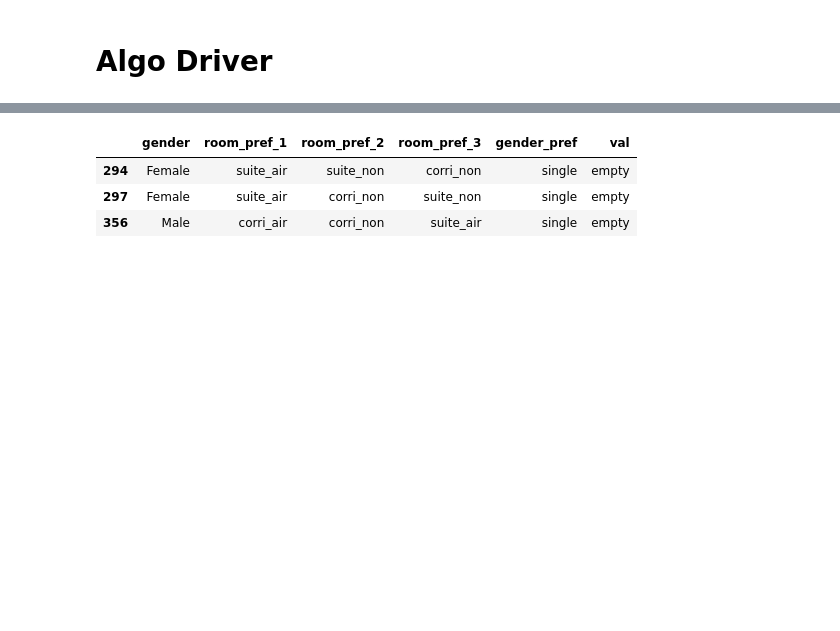
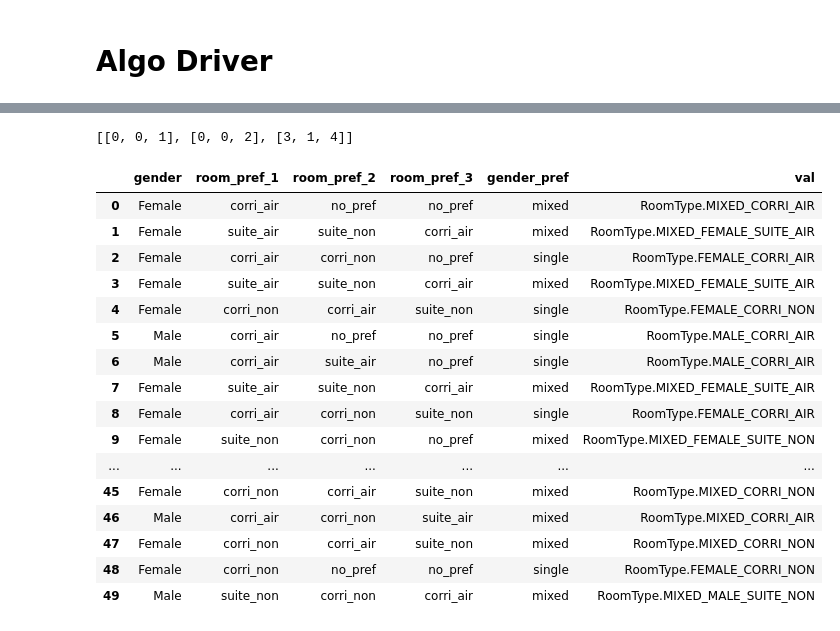
Before and after one commit to varunpatro/usp-roomalloc, a Jupyter notebook: roomalloc.ipynb, the cells around one changed output, grey strips where cells are left out. Cells and saved outputs as stored; diff of their text form; code cells hidden in the pictures; blank space fills up the shorter version.

Commit message:
Consider mixed suites and process NO_ROOM and no_prefs together

```diff
--- a/roomalloc.ipynb
+++ b/roomalloc.ipynb
@@ -312,20 +344,22 @@ def get_assignment(room_type_count):
 # %% [markdown]
 # Algo Driver
 # %%
-room_type_counts = []
-floor_counts = []
-fcs = list(get_num_floor_types_iterator())
-for floor_count in tqdm(fcs):
-    room_stats = get_room_stats(*floor_count)
-    rtcs_fcs = list(get_room_type_count_iterator(*room_stats))
-    rtcs, fcs = zip(*rtcs_fcs)
-    room_type_counts.extend(rtcs)
-    floor_counts.extend(fcs)
+@timeit
+def get_possibilities():
+    room_type_counts = []
+    floor_counts = []
+    fcs = list(get_num_floor_types_iterator())
+    for floor_count in tqdm(fcs):
+        room_stats = get_room_stats(*floor_count)
+        x = room_stats
+        rtcs_fcs = list(get_room_type_count_iterator(*room_stats))
+        rtcs, fcs = zip(*rtcs_fcs)
+        room_type_counts.extend(rtcs)
+        floor_counts.extend(fcs)
 
-t = time()
-all_assignments = Parallel(n_jobs=-1)(delayed(get_assignment)(rtc) for rtc in tqdm(room_type_counts))
-print time() - t
+    assignments = Parallel(n_jobs=-1)(delayed(get_assignment)(rtc) for rtc in tqdm(room_type_counts))
+#     assignments = map(get_assignment, tqdm(room_type_counts[:2]))
+    return assignments, room_type_counts, floor_counts
 
-print 'done'
-a = all_assignments
+assgs, rtcs, fcs = get_possibilities()
 # %% [output]
@@ -334,9 +368,9 @@ done
 # %%
-none_count = map(lambda x: x.count(None), tqdm(all_assignments))
+none_count = map(lambda x: x.count(RoomType.NO_ROOM), tqdm(assgs))
 min_none_count = min(none_count)
 min_none_count_index = none_count.index(min_none_count)
 print min_none_count, min_none_count_index
-rtc = room_type_counts[min_none_count_index]
+rtc = rtcs[min_none_count_index]
 ass = get_assignment(rtc)
 rtc - Counter(ass)
 # %% [output]
@@ -361,8 +379,26 @@ floor_counts[min_none_count_index], rtc
-# %%
-data['val'] = map(lambda x: x if x is not None else 'empty', ass)
-data[data['val'] == 'empty']
-# %% [output]
-|  | gender | room_pref_1 | room_pref_2 | room_pref_3 | gender_pref | val |
-| 294 | Female | suite_air | suite_non | corri_non | single | empty |
-| 297 | Female | suite_air | corri_non | suite_non | single | empty |
-| 356 | Male | corri_air | corri_non | suite_air | single | empty |
+# %%
+fcs[min_none_count_index]
+# %% [output]
+[[0, 0, 1], [0, 0, 2], [3, 1, 4]]
+# %%
+data['val'] = ass
+# data[data['val'] == RoomType.NO_ROOM]
+data.head(50)
+# %% [output]
+|  | gender | room_pref_1 | room_pref_2 | room_pref_3 | gender_pref | val |
+| 0 | Female | corri_air | no_pref | no_pref | mixed | RoomType.MIXED_CORRI_AIR |
+| 1 | Female | suite_air | suite_non | corri_air | mixed | RoomType.MIXED_FEMALE_SUITE_AIR |
+| 2 | Female | corri_air | corri_non | no_pref | single | RoomType.FEMALE_CORRI_AIR |
+| 3 | Female | suite_air | suite_non | corri_air | mixed | RoomType.MIXED_FEMALE_SUITE_AIR |
+| 4 | Female | corri_non | corri_air | suite_non | single | RoomType.FEMALE_CORRI_NON |
+| 5 | Male | corri_air | no_pref | no_pref | single | RoomType.MALE_CORRI_AIR |
+| 6 | Male | corri_air | suite_air | no_pref | single | RoomType.MALE_CORRI_AIR |
+| 7 | Female | suite_air | suite_non | corri_air | mixed | RoomType.MIXED_FEMALE_SUITE_AIR |
+| 8 | Female | corri_air | corri_non | suite_non | single | RoomType.FEMALE_CORRI_AIR |
+| 9 | Female | suite_non | corri_non | no_pref | mixed | RoomType.MIXED_FEMALE_SUITE_NON |
+| ... | ... | ... | ... | ... | ... | ... |
+| 45 | Female | corri_non | corri_air | suite_non | mixed | RoomType.MIXED_CORRI_NON |
+| 46 | Male | corri_air | corri_non | suite_air | mixed | RoomType.MIXED_CORRI_AIR |
+| 47 | Female | corri_non | corri_air | suite_non | mixed | RoomType.MIXED_CORRI_NON |
+| 48 | Female | corri_non | no_pref | no_pref | single | RoomType.FEMALE_CORRI_NON |
+| 49 | Male | suite_non | corri_non | corri_air | mixed | RoomType.MIXED_MALE_SUITE_NON |
```
Also changed, not shown: parts of 11 cells of this notebook.
